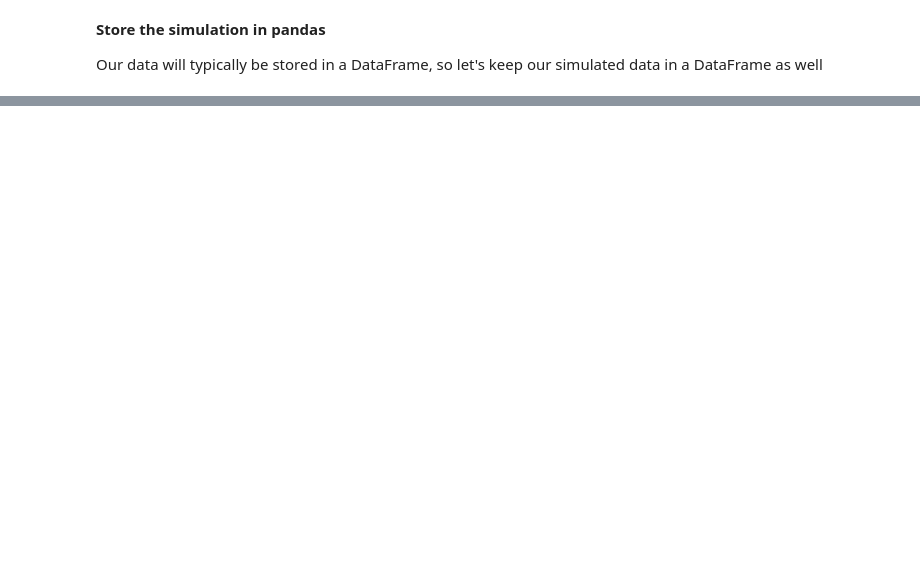
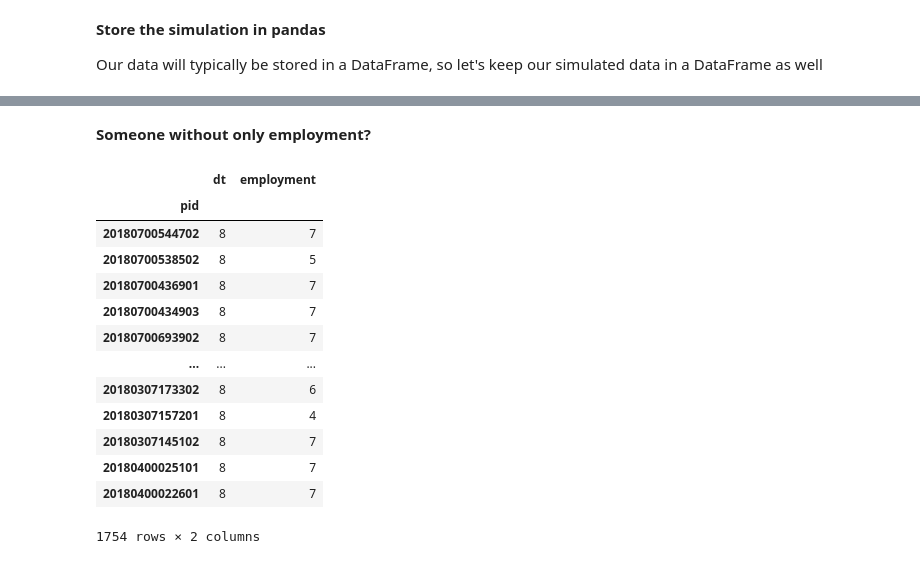
Before and after one commit to ComputationalSocialScience/PHBS20-21, a Jupyter notebook: Fall2020/L12_unemployment_lake/v1_employment_model.ipynb, the cells around one changed output, grey strips where cells are left out. Saved outputs shown, nothing was run; the diff lists cells and outputs as text; code cells hidden in the pictures; blank space fills up the shorter version.

```diff
--- a/Fall2020/L12_unemployment_lake/v1_employment_model.ipynb
+++ b/Fall2020/L12_unemployment_lake/v1_employment_model.ipynb
@@ -640,0 +684,3 @@ eu_ue_df.head()
+# %%
+# Load real CPS data that we've cleaned for you.
+cps_data = pd.read_parquet("cps_data.parquet")
@@ -640,0 +700,6 @@ eu_ue_df.head()
+# %%
+cps_count_sum = cps_data.groupby("pid").agg(
+    {"dt": "count", "employment": "sum"}
+).sort_values("dt")
+
+cps_count_sum.tail()
@@ -640,0 +726,19 @@ eu_ue_df.head()
+# %% [markdown]
+**Someone without only employment?**
+# %%
+cps_count_sum.query("(dt == 8) & (employment < 8)")
+# %% [output]
+|  | dt | employment |
+| pid |  |  |
+| 20180700544702 | 8 | 7 |
+| 20180700538502 | 8 | 5 |
+| 20180700436901 | 8 | 7 |
+| 20180700434903 | 8 | 7 |
+| 20180700693902 | 8 | 7 |
+| ... | ... | ... |
+| 20180307173302 | 8 | 6 |
+| 20180307157201 | 8 | 4 |
+| 20180307145102 | 8 | 7 |
+| 20180400025101 | 8 | 7 |
+| 20180400022601 | 8 | 7 |
+1754 rows × 2 columns
```
Also changed, not shown: parts of 56 cells of this notebook, 1 other file.
